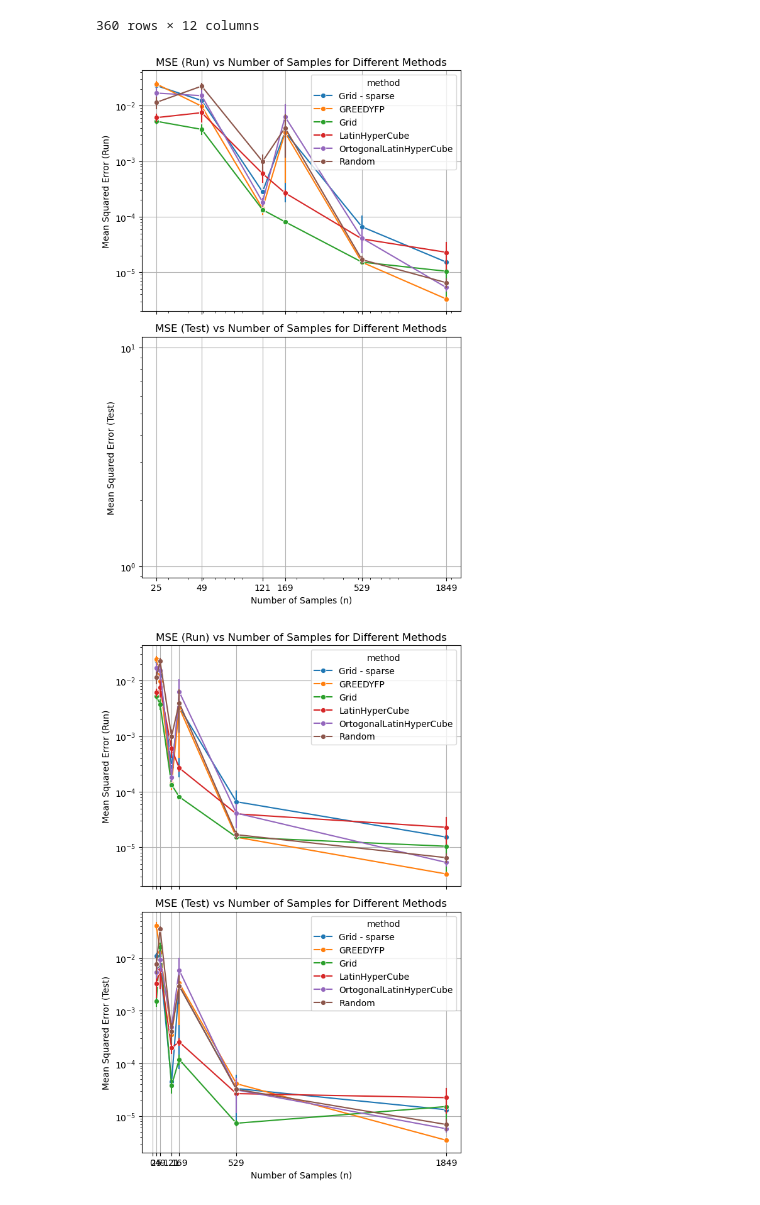
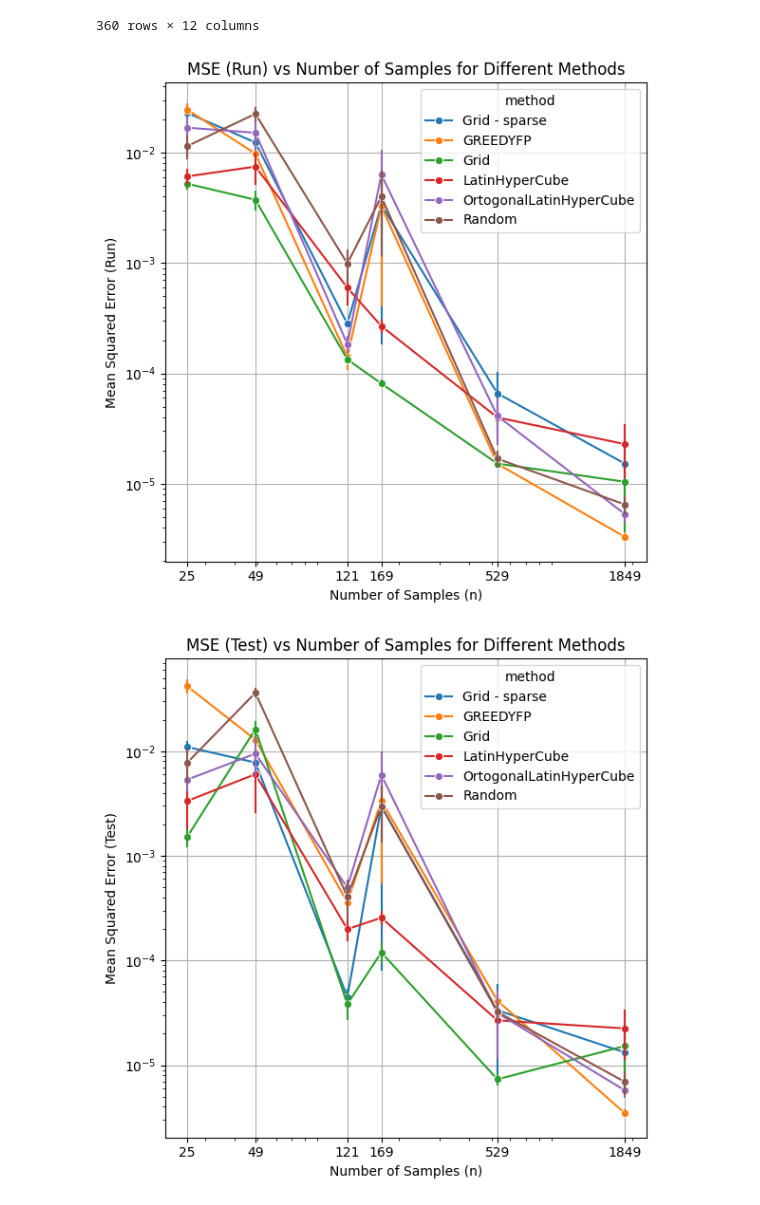
Before and after one commit to darkraisisi/sampling_hillslope_surrogate, a Jupyter notebook: exploration.ipynb, the cells around one changed output. Cells and saved outputs as stored; diff of their text form; code cells hidden in the pictures.

Commit message:
Flexible plotting

```diff
--- a/exploration.ipynb
+++ b/exploration.ipynb
@@ -153,15 +153,21 @@ df_10
 | 41 | Random | 1849 | 0.000005 | 0.000006 | 0.000754 | 0.000765 | {'units': [256, 256, 256, 128, 64... | 20240610_195049 | 400.0 | 9 | ... |
 360 rows × 12 columns
 # %%
-def plot_results_seaborn(results):
+def plot_results_seaborn(results, y_axis='mse'):
+    translations = {
+        'mse': "Mean Squared Error",
+        'mae': "Mean Absolute Error"
+    }
+    axis_text = translations.get(y_axis, y_axis)
     # Create a new figure with two subplots
     fig, ax1 = plt.subplots(1, 1, figsize=(6,6), sharex=True)
 
     # Plot the first lineplot on the first axis
     # sns.lineplot(data=results, x='n', y='mse_method', hue='method', marker='o', ax=ax1)
-    sns.lineplot(data=results, x='n', y='mse_run', hue='method', marker='o', err_style="bars", errorbar=("se"), ax=ax1)
-    ax1.set_ylabel('Mean Squared Error (Run)')
-    ax1.set_title('MSE (Run) vs Number of Samples for Different Methods')
+    sns.lineplot(data=results, x='n', y=f'{y_axis}_run', hue='method', marker='o', err_style="bars", errorbar=("se"), ax=ax1)
+    ax1.set_xlabel('Number of Samples (n)')
+    ax1.set_ylabel(f'{axis_text} (Run)')
+    ax1.set_title(f'{y_axis.capitalize()} (Run) vs Number of Samples for Different Methods')
     ax1.set_yscale('log')
     ax1.set_xscale('log')
     ax1.grid(True)
@@ -179,10 +185,10 @@ def plot_results_seaborn(results):
 
     # Plot the second lineplot on the second axis
     # sns.lineplot(data=results, x='n', y='mse_method', hue='method', marker='o', ax=ax2)
-    sns.lineplot(data=results, x='n', y='mse_method', hue='method', marker='o', err_style="bars", errorbar=("se"), ax=ax2)
+    sns.lineplot(data=results, x='n', y=f'{y_axis}_method', hue='method', marker='o', err_style="bars", errorbar=("se"), ax=ax2)
     ax2.set_xlabel('Number of Samples (n)')
-    ax2.set_ylabel('Mean Squared Error (Test)')
-    ax2.set_title('MSE (Test) vs Number of Samples for Different Methods')
+    ax2.set_ylabel(f'{axis_text} (Test)')
+    ax2.set_title(f'{y_axis.capitalize()} (Test) vs Number of Samples for Different Methods')
     ax2.set_yscale('log')
     ax2.set_xscale('log')
     ax2.grid(True)
@@ -197,12 +203,11 @@ def plot_results_seaborn(results):
 
     # Show the plot
     plt.show()
-
-plot_results_seaborn(df_10)
-# %% [output]
-[figure, removed]
 # %%
 prev = "10-fold_20240612_123717"
-df_10 = pd.read_csv(f"data/experiments/{prev}.csv", index_col='index')
+df_10 = pd.read_csv(f"data/experiments/exploration/{prev}.csv", index_col='index')
+plot_results_seaborn(df_10, 'mse')
+plot_results_seaborn(df_10, 'mae')
 # %% [output]
-[figure, old version]
+[figure, new version]
+[figure, added]
```
Also changed, not shown: parts of 2 cells of this notebook.
